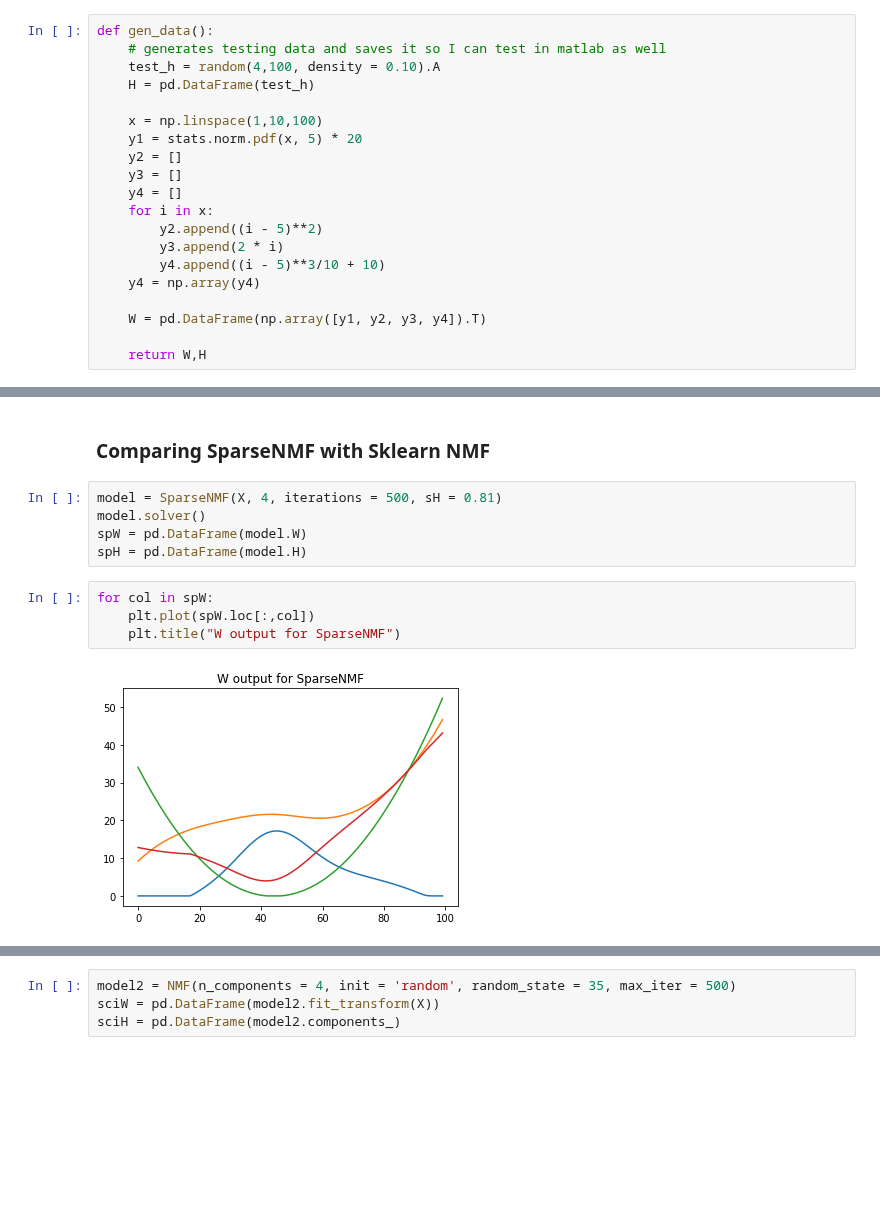
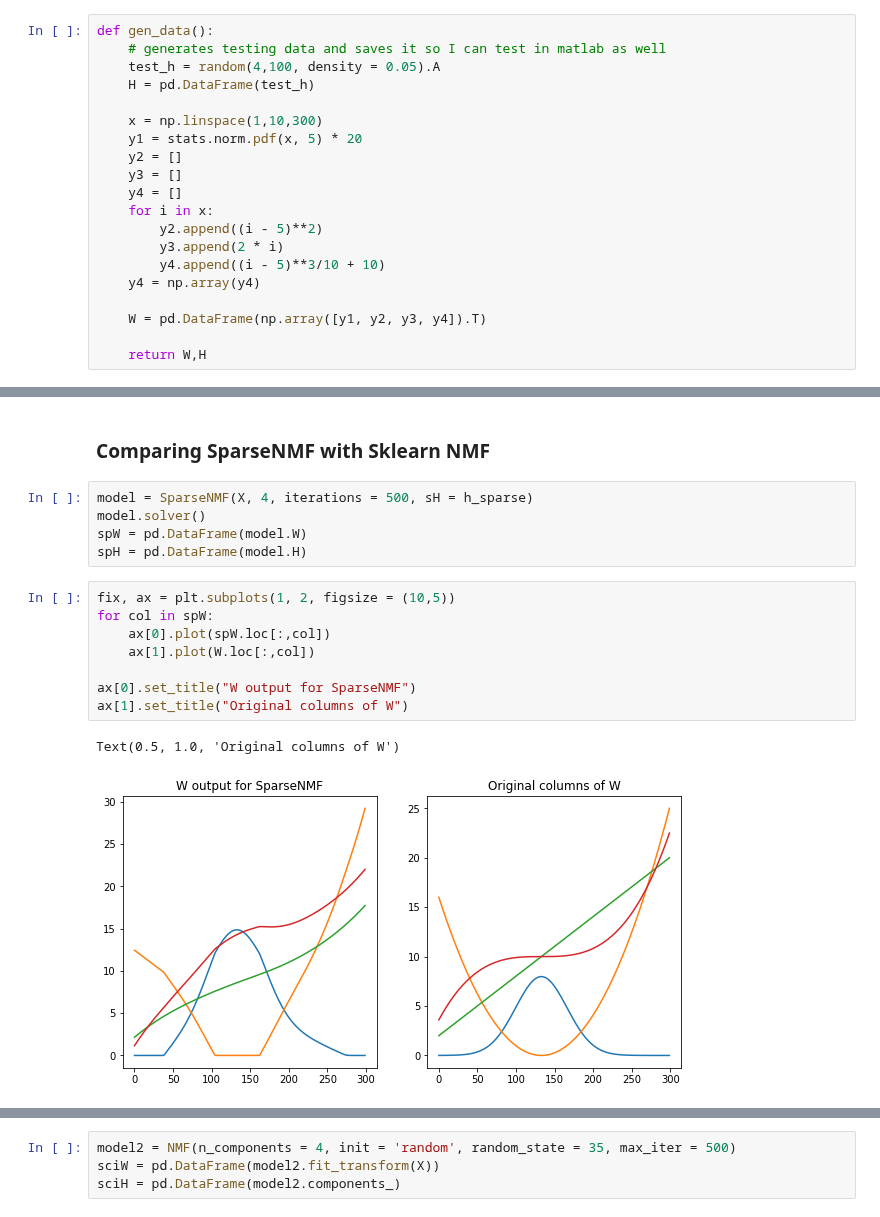
Before and after one commit to kevin-q2/Covid_Diffusion, a Jupyter notebook: analysis/sparse_nmf_testing.ipynb, the cells around one changed output, grey strips where cells are left out. Cells and saved outputs as stored; diff of their text form; blank space fills up the shorter version.

```diff
--- a/analysis/sparse_nmf_testing.ipynb
+++ b/analysis/sparse_nmf_testing.ipynb
@@ -29,10 +32,10 @@ from sparse_nmf import SparseNMF
 # %%
 def gen_data():
     # generates testing data and saves it so I can test in matlab as well
-    test_h = random(4,100, density = 0.10).A
+    test_h = random(4,100, density = 0.05).A
     H = pd.DataFrame(test_h)
 
-    x = np.linspace(1,10,100)
+    x = np.linspace(1,10,300)
     y1 = stats.norm.pdf(x, 5) * 20
     y2 = []
     y3 = []
@@ -91,14 +94,19 @@ print(w_sparse)
 # %% [markdown]
 ### Comparing SparseNMF with Sklearn NMF
 # %%
-model = SparseNMF(X, 4, iterations = 500, sH = 0.81)
+model = SparseNMF(X, 4, iterations = 500, sH = h_sparse)
 model.solver()
 spW = pd.DataFrame(model.W)
 spH = pd.DataFrame(model.H)
 # %%
+fix, ax = plt.subplots(1, 2, figsize = (10,5))
 for col in spW:
-    plt.plot(spW.loc[:,col])
-    plt.title("W output for SparseNMF")
+    ax[0].plot(spW.loc[:,col])
+    ax[1].plot(W.loc[:,col])
+
+ax[0].set_title("W output for SparseNMF")
+ax[1].set_title("Original columns of W")
 # %% [output]
+Text(0.5, 1.0, 'Original columns of W')
-[figure, old version]
+[figure, new version]
 # %%
```
Also changed, not shown: parts of 22 cells of this notebook, 2 other files.
